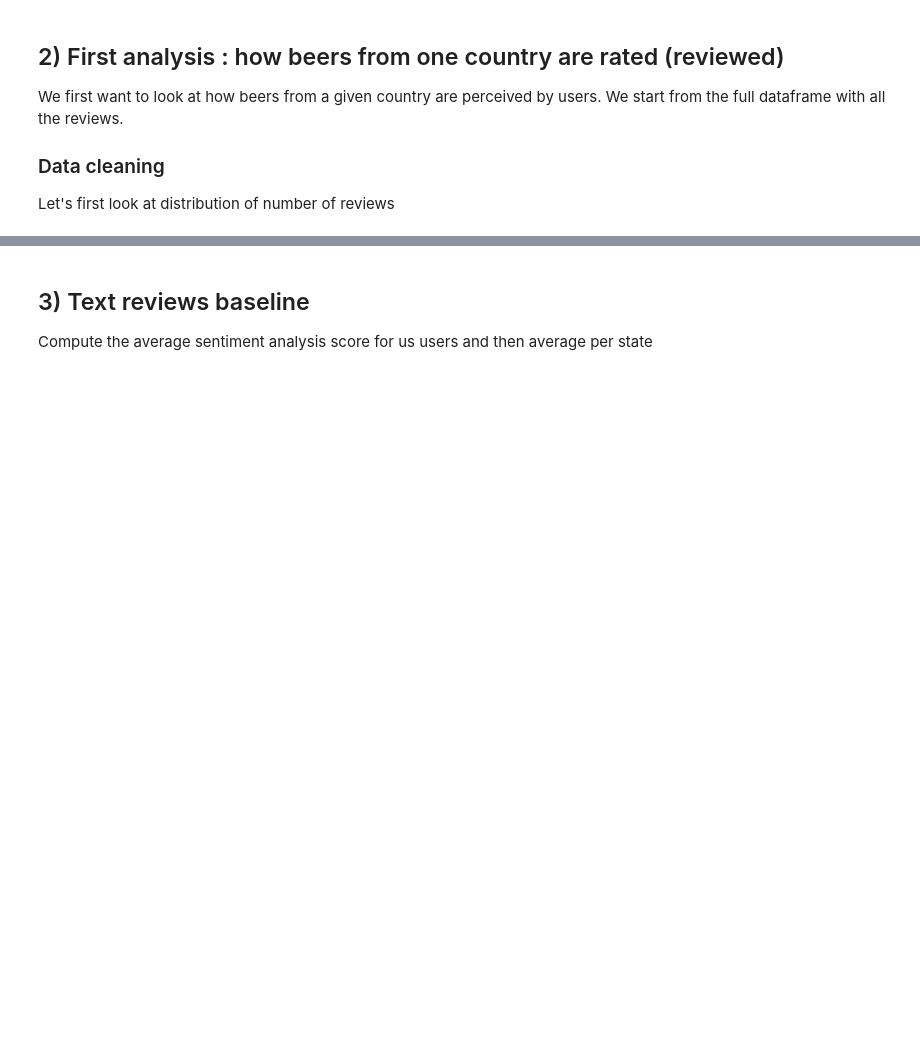
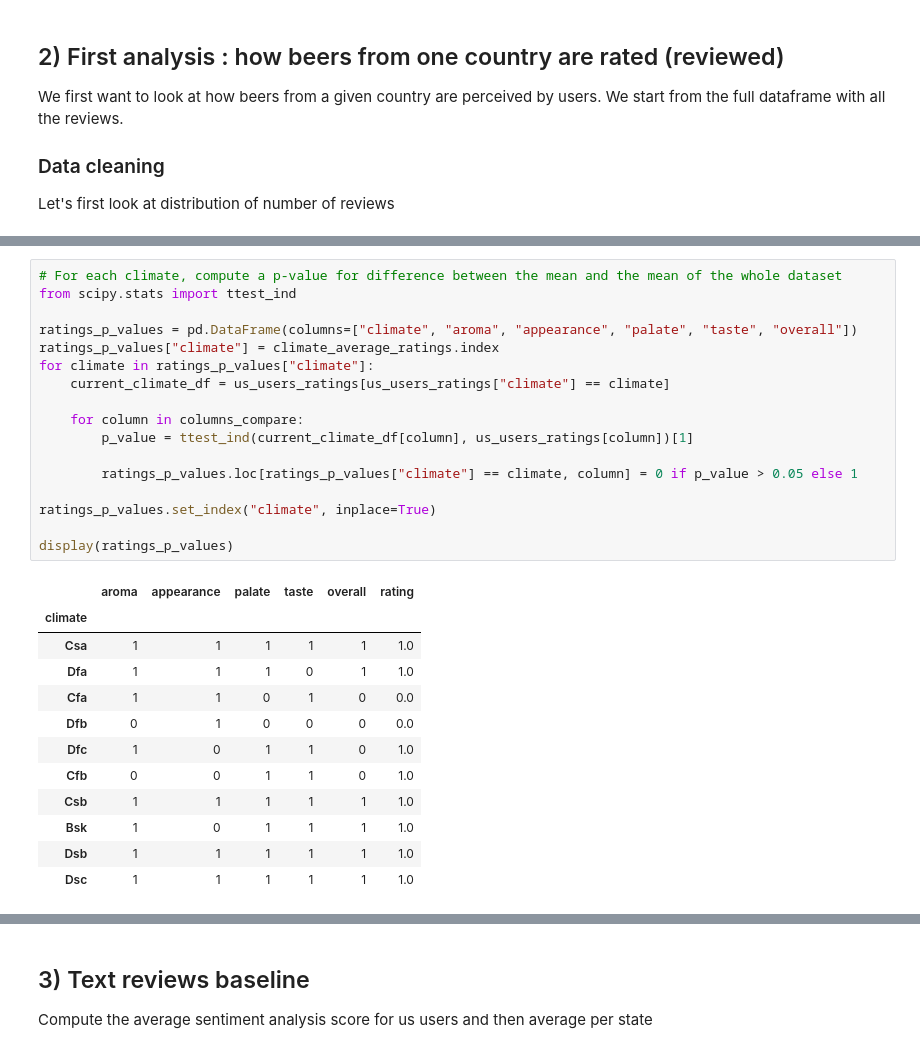
Before and after one commit to epfl-ada/ada-2023-project-riskybiscuits, a Jupyter notebook: main2_0.ipynb, the cells around one changed output, grey strips where cells are left out. Saved outputs shown, nothing was run; the diff lists cells and outputs as text; blank space fills up the shorter version.

```diff
--- a/main2_0.ipynb
+++ b/main2_0.ipynb
@@ -302,0 +214,30 @@ Coefficients:  [-585.20371804 -130.25611219 -240.22175649 -925.68740498 -475.800
+# %%
+# For each climate, compute a p-value for difference between the mean and the mean of the whole dataset
+from scipy.stats import ttest_ind
+
+ratings_p_values = pd.DataFrame(columns=["climate", "aroma", "appearance", "palate", "taste", "overall"])
+ratings_p_values["climate"] = climate_average_ratings.index
+for climate in ratings_p_values["climate"]:
+    current_climate_df = us_users_ratings[us_users_ratings["climate"] == climate]
+
+    for column in columns_compare:
+        p_value = ttest_ind(current_climate_df[column], us_users_ratings[column])[1]
+
+        ratings_p_values.loc[ratings_p_values["climate"] == climate, column] = 0 if p_value > 0.05 else 1
+
+ratings_p_values.set_index("climate", inplace=True)
+
+display(ratings_p_values)
+# %% [output]
+|  | aroma | appearance | palate | taste | overall | rating |
+| climate |  |  |  |  |  |  |
+| Csa | 1 | 1 | 1 | 1 | 1 | 1.0 |
+| Dfa | 1 | 1 | 1 | 0 | 1 | 1.0 |
+| Cfa | 1 | 1 | 0 | 1 | 0 | 0.0 |
+| Dfb | 0 | 1 | 0 | 0 | 0 | 0.0 |
+| Dfc | 1 | 0 | 1 | 1 | 0 | 1.0 |
+| Cfb | 0 | 0 | 1 | 1 | 0 | 1.0 |
+| Csb | 1 | 1 | 1 | 1 | 1 | 1.0 |
+| Bsk | 1 | 0 | 1 | 1 | 1 | 1.0 |
+| Dsb | 1 | 1 | 1 | 1 | 1 | 1.0 |
+| Dsc | 1 | 1 | 1 | 1 | 1 | 1.0 |
```
Also changed, not shown: parts of 15 cells of this notebook, 1 other file.
